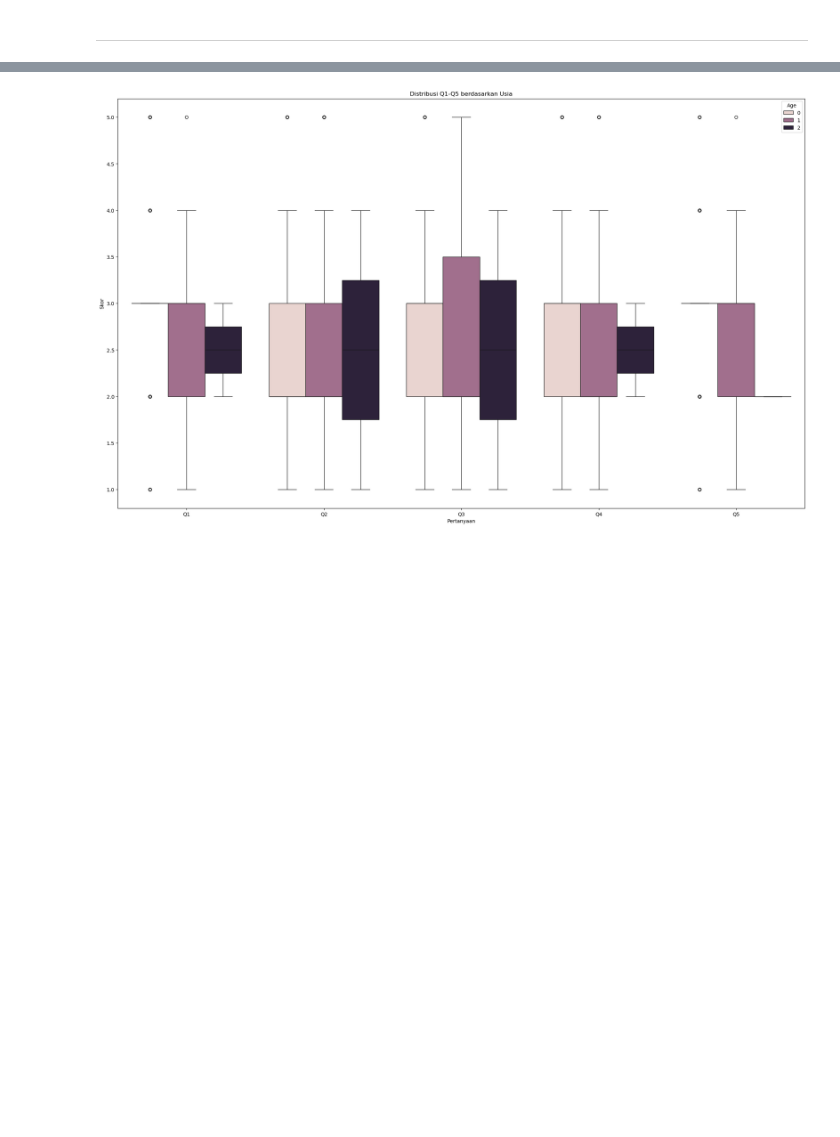
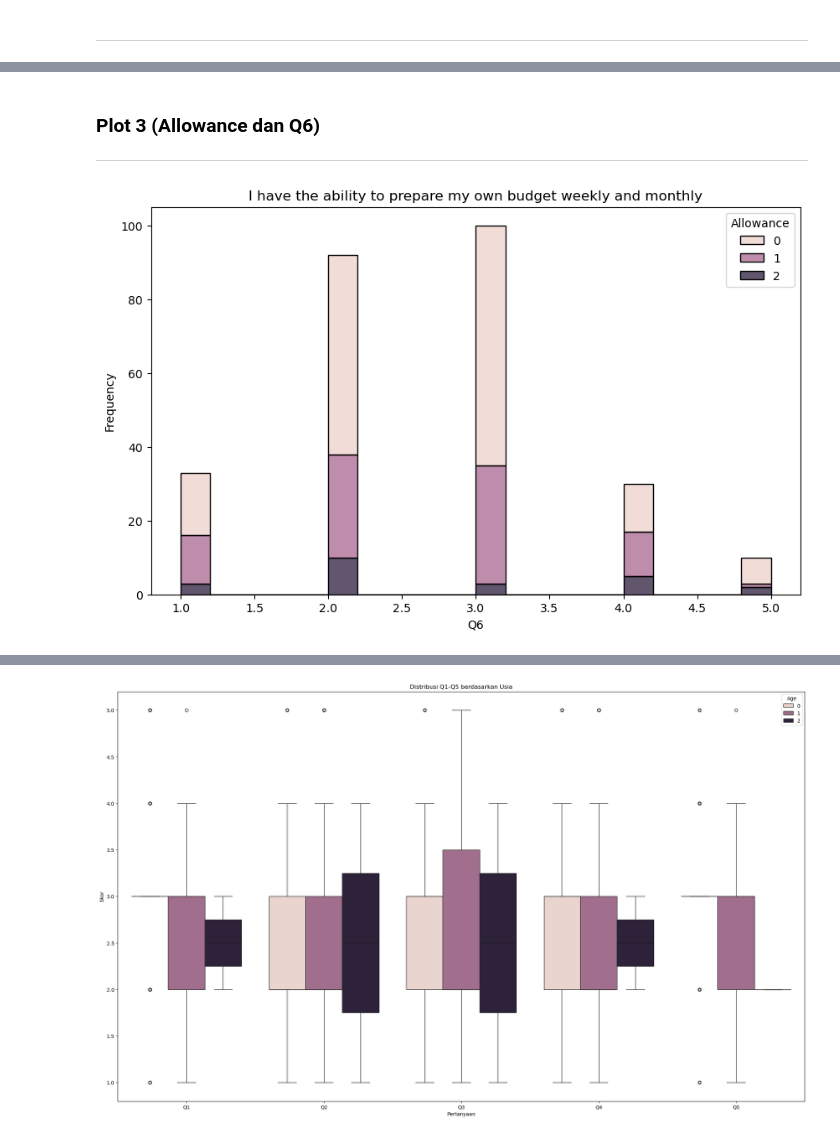
Before and after one commit to FTDS-assignment-bay/p2-final-project-ftds-006-bsd-group-001, a Jupyter notebook: test.ipynb, the cells around one changed output, grey strips where cells are left out. Saved outputs shown, nothing was run; the diff lists cells and outputs as text; code cells hidden in the pictures; blank space fills up the shorter version.

```diff
--- a/test.ipynb
+++ b/test.ipynb
@@ -77,0 +105,12 @@ ____
+# %% [markdown]
+### Plot 3 (Allowance dan Q6)
+___
+# %%
+plt.figure(figsize=(10, 6))
+sns.histplot(data=df, x='Q6', hue='Allowance', multiple='stack', bins=20)
+plt.title('I have the ability to prepare my own budget weekly and monthly')
+plt.xlabel('Q6')
+plt.ylabel('Frequency')
+plt.show()
+# %% [output]
+[figure, added]
```
Also changed, not shown: parts of 11 cells of this notebook.
